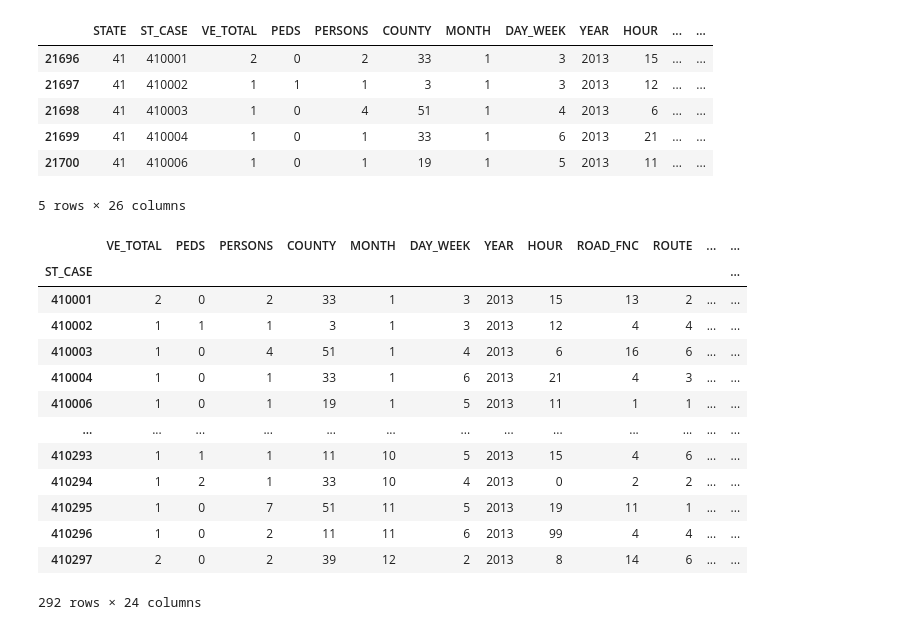
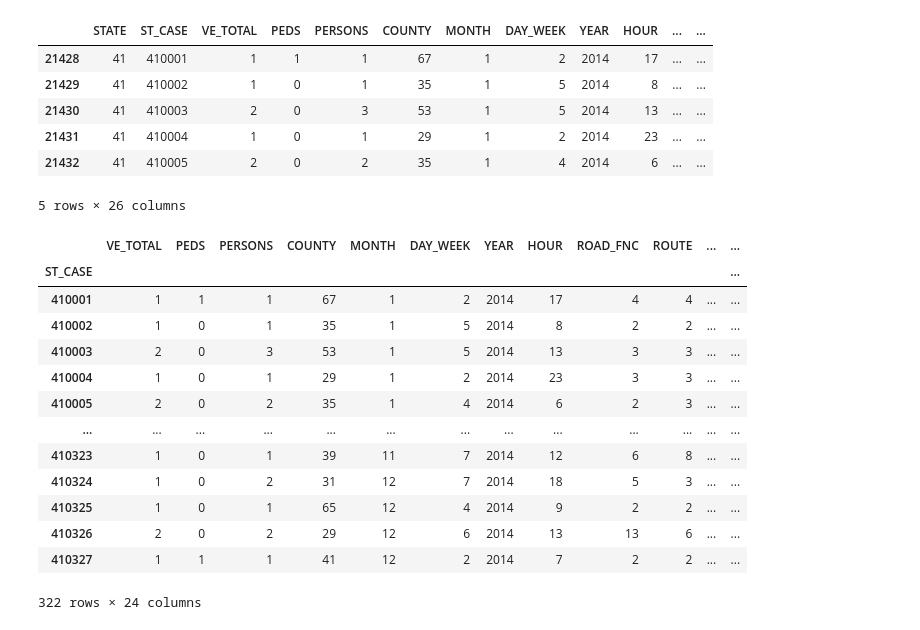
Before and after one commit to RebelKell/group-4, a Jupyter notebook: 2014_data_cleanup.ipynb, the cells around one changed output. Drawn from its saved outputs; the diff is of its cells as text; code cells hidden in the pictures.

Commit message:
adding cleaned data for every year except 2012

```diff
--- a/2013_data_cleanup.ipynb
+++ b/2014_data_cleanup.ipynb
@@ -1,8 +1,8 @@
 # %%
 import pandas as pd
 # %%
-filepath2013 = 'Resources/raw_data/FARS2013NationalCSV/'
-accidents_2013_df = pd.read_csv(filepath2013+'ACCIDENT.CSV')
-accidents_2013_df.head()
+filepath2014 = 'Resources/raw_data/FARS2014NationalCSV/'
+accidents_2014_df = pd.read_csv(filepath2014+'ACCIDENT.CSV')
+accidents_2014_df.head()
 # %% [output]
 |  | STATE | ST_CASE | VE_TOTAL | VE_FORMS | PVH_INVL | PEDS | PERNOTMVIT | PERMVIT | PERSONS | COUNTY | ... |
@@ -60,7 +60,7 @@ violation_2013_df.head()
 | 4 | 1 | 10004 | 1 | 0 |
 # %%
 # Slimming the tables to jsut the columns we need
-accidents_2013_df = accidents_2013_df[['STATE', 'ST_CASE', 'VE_TOTAL', 'PEDS', 'PERSONS', 'COUNTY', 'MONTH', 'DAY_WEEK', 'YEAR', 'HOUR', 'ROAD_FNC', 'ROUTE', 'LATITUDE', 'LONGITUD', 'HARM_EV', 'MAN_COLL', 'RELJCT2', 'TYP_INT', 'REL_ROAD', 'WRK_ZONE', 'LGT_COND', 'WEATHER', 'SCH_BUS', 'FATALS', 'DRUNK_DR']]
-accidents_2013_df.head()
+accidents_2014_df = accidents_2014_df[['STATE', 'ST_CASE', 'VE_TOTAL', 'PEDS', 'PERSONS', 'COUNTY', 'MONTH', 'DAY_WEEK', 'YEAR', 'HOUR', 'ROAD_FNC', 'ROUTE', 'LATITUDE', 'LONGITUD', 'HARM_EV', 'MAN_COLL', 'RELJCT2', 'TYP_INT', 'REL_ROAD', 'WRK_ZONE', 'LGT_COND', 'WEATHER', 'SCH_BUS', 'FATALS', 'DRUNK_DR']]
+accidents_2014_df.head()
 # %% [output]
 |  | STATE | ST_CASE | VE_TOTAL | PEDS | PERSONS | COUNTY | MONTH | DAY_WEEK | YEAR | HOUR | ... | ... |
@@ -72,7 +72,7 @@ accidents_2013_df.head()
 5 rows × 25 columns
 # %%
 # Filtering to just accidents in Oregon
-accidents_2013_df = accidents_2013_df.loc[accidents_2013_df['STATE'] == 41]
-accidents_2013_df
+accidents_2014_df = accidents_2014_df.loc[accidents_2014_df['STATE'] == 41]
+accidents_2014_df
 # %% [output]
 |  | STATE | ST_CASE | VE_TOTAL | PEDS | PERSONS | COUNTY | MONTH | DAY_WEEK | YEAR | HOUR | ... | ... |
@@ -271,34 +271,34 @@ person_reindex[0:10]
 # %%
 # Now switching to accident_df, as that will be the table everything merges to, adding an 'AGE' column
-accidents_2013_df['AGE'] = 0
-accidents_2013_df.head()
+accidents_2014_df['AGE'] = 0
+accidents_2014_df.head()
 # %% [output]
 |  | STATE | ST_CASE | VE_TOTAL | PEDS | PERSONS | COUNTY | MONTH | DAY_WEEK | YEAR | HOUR | ... | ... |
-| 21696 | 41 | 410001 | 2 | 0 | 2 | 33 | 1 | 3 | 2013 | 15 | ... | ... |
-| 21697 | 41 | 410002 | 1 | 1 | 1 | 3 | 1 | 3 | 2013 | 12 | ... | ... |
-| 21698 | 41 | 410003 | 1 | 0 | 4 | 51 | 1 | 4 | 2013 | 6 | ... | ... |
-| 21699 | 41 | 410004 | 1 | 0 | 1 | 33 | 1 | 6 | 2013 | 21 | ... | ... |
-| 21700 | 41 | 410006 | 1 | 0 | 1 | 19 | 1 | 5 | 2013 | 11 | ... | ... |
+| 21428 | 41 | 410001 | 1 | 1 | 1 | 67 | 1 | 2 | 2014 | 17 | ... | ... |
+| 21429 | 41 | 410002 | 1 | 0 | 1 | 35 | 1 | 5 | 2014 | 8 | ... | ... |
+| 21430 | 41 | 410003 | 2 | 0 | 3 | 53 | 1 | 5 | 2014 | 13 | ... | ... |
+| 21431 | 41 | 410004 | 1 | 0 | 1 | 29 | 1 | 2 | 2014 | 23 | ... | ... |
+| 21432 | 41 | 410005 | 2 | 0 | 2 | 35 | 1 | 4 | 2014 | 6 | ... | ... |
 5 rows × 26 columns
 # %%
 # Re-indexing to st_case
-accidents_reindex = accidents_2013_df.set_index('ST_CASE').drop('STATE', axis=1)
+accidents_reindex = accidents_2014_df.set_index('ST_CASE').drop('STATE', axis=1)
 accidents_reindex
 # %% [output]
 |  | VE_TOTAL | PEDS | PERSONS | COUNTY | MONTH | DAY_WEEK | YEAR | HOUR | ROAD_FNC | ROUTE | ... | ... |
 | ST_CASE |  |  |  |  |  |  |  |  |  |  |  | ... |
-| 410001 | 2 | 0 | 2 | 33 | 1 | 3 | 2013 | 15 | 13 | 2 | ... | ... |
-| 410002 | 1 | 1 | 1 | 3 | 1 | 3 | 2013 | 12 | 4 | 4 | ... | ... |
-| 410003 | 1 | 0 | 4 | 51 | 1 | 4 | 2013 | 6 | 16 | 6 | ... | ... |
-| 410004 | 1 | 0 | 1 | 33 | 1 | 6 | 2013 | 21 | 4 | 3 | ... | ... |
-| 410006 | 1 | 0 | 1 | 19 | 1 | 5 | 2013 | 11 | 1 | 1 | ... | ... |
+| 410001 | 1 | 1 | 1 | 67 | 1 | 2 | 2014 | 17 | 4 | 4 | ... | ... |
+| 410002 | 1 | 0 | 1 | 35 | 1 | 5 | 2014 | 8 | 2 | 2 | ... | ... |
+| 410003 | 2 | 0 | 3 | 53 | 1 | 5 | 2014 | 13 | 3 | 3 | ... | ... |
+| 410004 | 1 | 0 | 1 | 29 | 1 | 2 | 2014 | 23 | 3 | 3 | ... | ... |
+| 410005 | 2 | 0 | 2 | 35 | 1 | 4 | 2014 | 6 | 2 | 3 | ... | ... |
 | ... | ... | ... | ... | ... | ... | ... | ... | ... | ... | ... | ... | ... |
-| 410293 | 1 | 1 | 1 | 11 | 10 | 5 | 2013 | 15 | 4 | 6 | ... | ... |
-| 410294 | 1 | 2 | 1 | 33 | 10 | 4 | 2013 | 0 | 2 | 2 | ... | ... |
-| 410295 | 1 | 0 | 7 | 51 | 11 | 5 | 2013 | 19 | 11 | 1 | ... | ... |
-| 410296 | 1 | 0 | 2 | 11 | 11 | 6 | 2013 | 99 | 4 | 4 | ... | ... |
-| 410297 | 2 | 0 | 2 | 39 | 12 | 2 | 2013 | 8 | 14 | 6 | ... | ... |
+| 410323 | 1 | 0 | 1 | 39 | 11 | 7 | 2014 | 12 | 6 | 8 | ... | ... |
+| 410324 | 1 | 0 | 2 | 31 | 12 | 7 | 2014 | 18 | 5 | 3 | ... | ... |
+| 410325 | 1 | 0 | 1 | 65 | 12 | 4 | 2014 | 9 | 2 | 2 | ... | ... |
+| 410326 | 2 | 0 | 2 | 29 | 12 | 6 | 2014 | 13 | 13 | 6 | ... | ... |
+| 410327 | 1 | 1 | 1 | 41 | 12 | 2 | 2014 | 7 | 2 | 2 | ... | ... |
-292 rows × 24 columns
+322 rows × 24 columns
 # %%
 # Adding average age to accident table
 prev_st = 0
```
Also changed, not shown: parts of 35 cells of this notebook, 3 other files.
